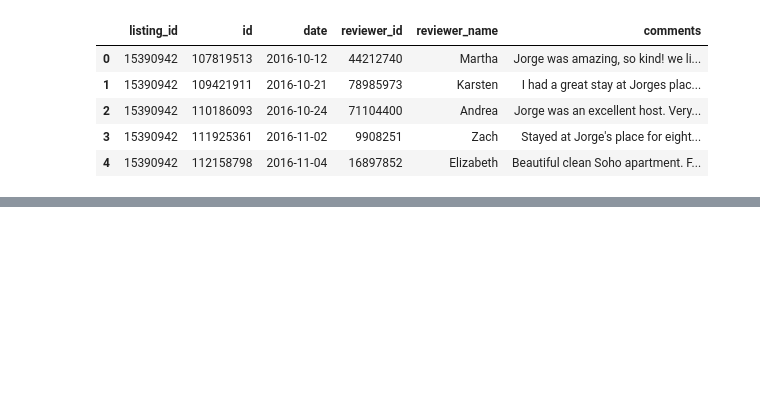
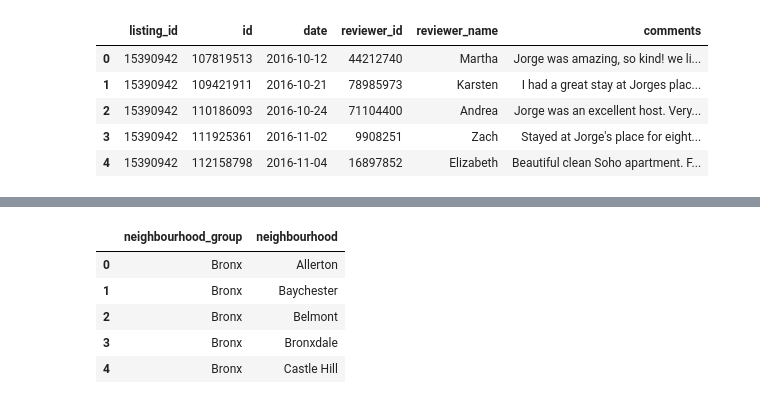
Before and after one commit to kas16/personal-project, a Jupyter notebook: Airbnb NYC Notebook.ipynb, the cells around one changed output, grey strips where cells are left out. Cells and saved outputs as stored; diff of their text form; code cells hidden in the pictures; blank space fills up the shorter version.

```diff
--- a/Airbnb NYC Notebook.ipynb
+++ b/Airbnb NYC Notebook.ipynb
@@ -8,7 +8,7 @@
 | 3 | 15390942 | 111925361 | 2016-11-02 | 9908251 | Zach | Stayed at Jorge's place for eight... |
 | 4 | 15390942 | 112158798 | 2016-11-04 | 16897852 | Elizabeth | Beautiful clean Soho apartment. F... |
 # %%
-
+pd.set_option('display.max_columns',500)
 df_data_2 = pd.read_csv(get_object_storage_file_with_credentials_22386bbf958b4d50ad17ed5953d3b20c('AirbnbNYCProject', 'listings.csv'))
 df_data_2.head()
 # %% [output]
@@ -21,0 +21,11 @@ df_data_2.head()
+# %%
+
+df_data_3 = pd.read_csv(get_object_storage_file_with_credentials_22386bbf958b4d50ad17ed5953d3b20c('AirbnbNYCProject', 'neighbourhoods.csv'))
+df_data_3.head()
+# %% [output]
+|  | neighbourhood_group | neighbourhood |
+| 0 | Bronx | Allerton |
+| 1 | Bronx | Baychester |
+| 2 | Bronx | Belmont |
+| 3 | Bronx | Bronxdale |
+| 4 | Bronx | Castle Hill |
```
Also changed, not shown: parts of 13 cells of this notebook.
